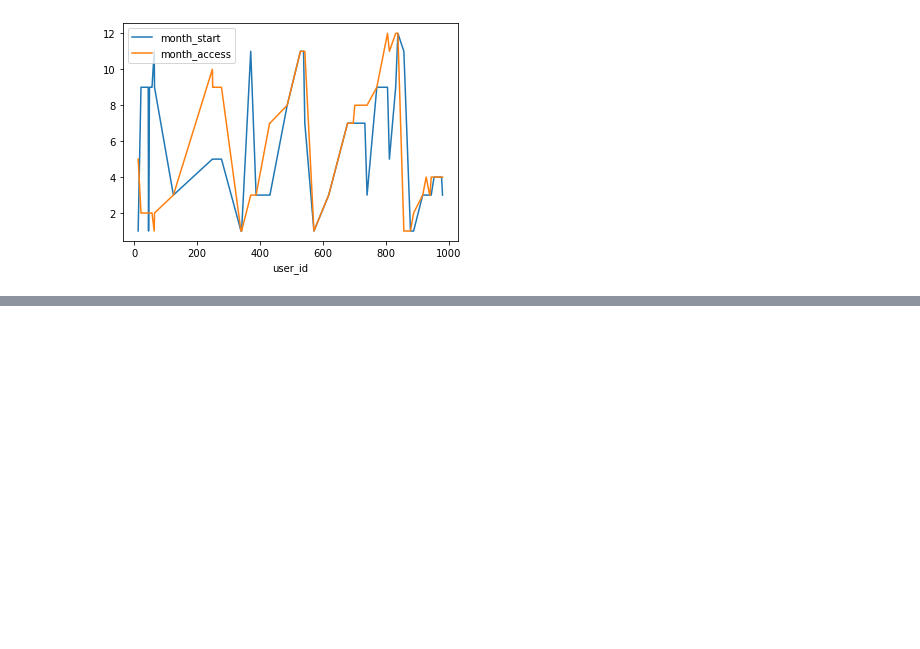
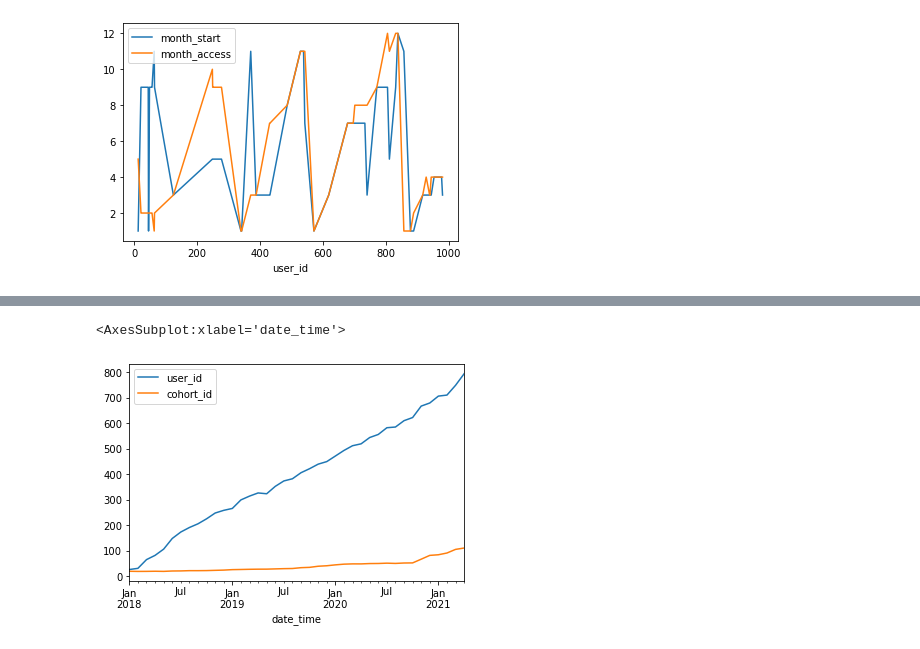
Before and after one commit to bowen-lindsey-shiben-turner/anamoly-detection, a Jupyter notebook: mindy_shiben.ipynb, the cells around one changed output, grey strips where cells are left out. Drawn from its saved outputs; the diff is of its cells as text; code cells hidden in the pictures; blank space fills up the shorter version.

```diff
--- a/mindy_shiben.ipynb
+++ b/mindy_shiben.ipynb
@@ -752,0 +852,5 @@ bottom_10[['month_start', 'month_access']].groupby(bottom_10.user_id).max().plot
+# %%
+df3.resample('M').mean().plot()
+# %% [output]
+<AxesSubplot:xlabel='date_time'>
+[figure, added]
```
Also changed, not shown: parts of 97 cells of this notebook.
